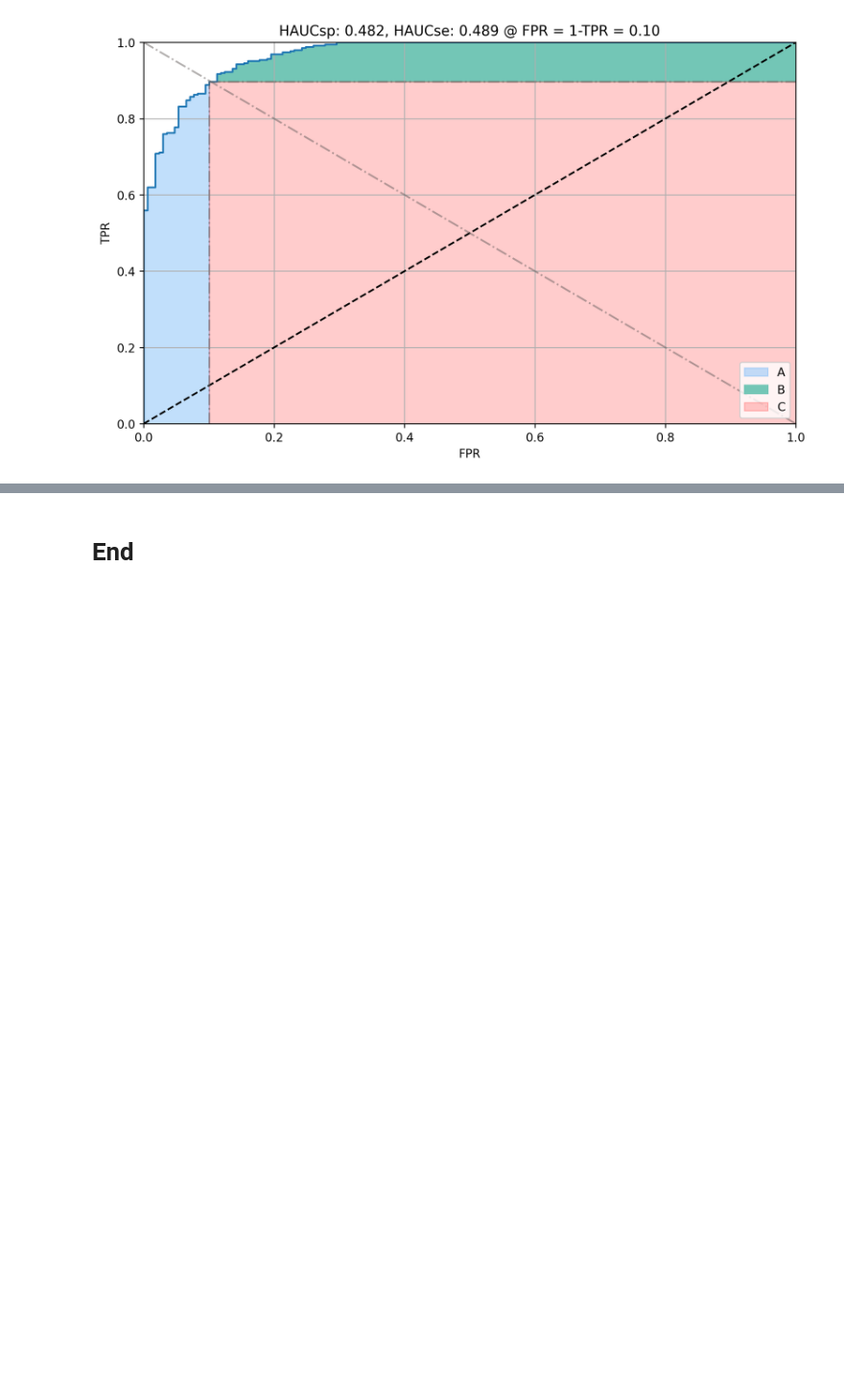
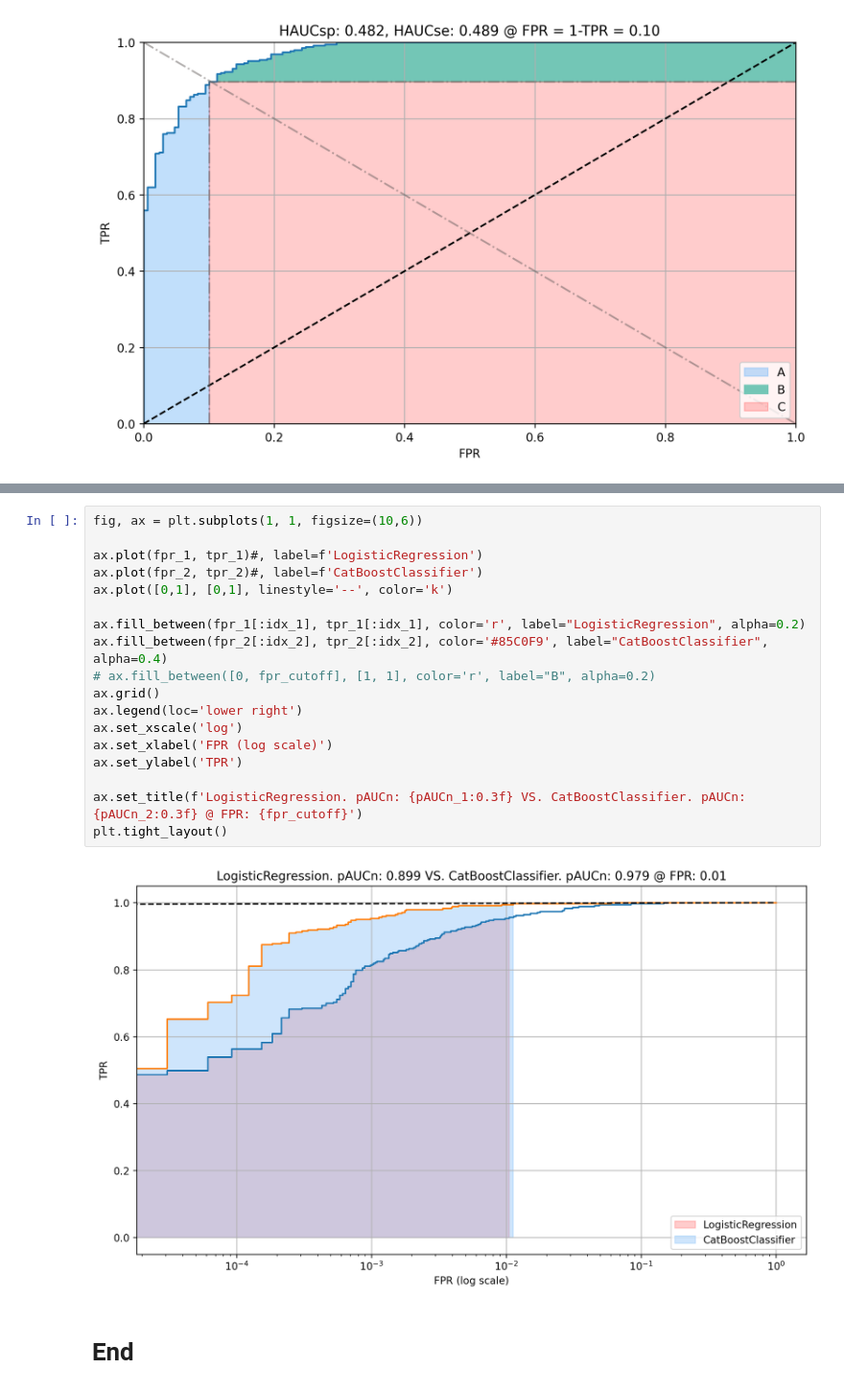
Before and after one commit to groverpr/Machine-Learning, a Jupyter notebook: notebooks/11_Applications_of_different_parts_of_an_ROC_curve.ipynb, the cells around one changed output, grey strips where cells are left out. Shown at 96% size. Drawn from its saved outputs; the diff is of its cells as text; blank space fills up the shorter version.

```diff
--- a/notebooks/11_Applications_of_different_parts_of_an_ROC_curve.ipynb
+++ b/notebooks/11_Applications_of_different_parts_of_an_ROC_curve.ipynb
@@ -450,2 +552,22 @@ Text(0.5, 1.0, 'HAUCsp: 0.482, HAUCse: 0.489 @ FPR = 1-TPR = 0.10')
+# %%
+fig, ax = plt.subplots(1, 1, figsize=(10,6))
+
+ax.plot(fpr_1, tpr_1)#, label=f'LogisticRegression')
+ax.plot(fpr_2, tpr_2)#, label=f'CatBoostClassifier')
+ax.plot([0,1], [0,1], linestyle='--', color='k')
+
+ax.fill_between(fpr_1[:idx_1], tpr_1[:idx_1], color='r', label="LogisticRegression", alpha=0.2)
+ax.fill_between(fpr_2[:idx_2], tpr_2[:idx_2], color='#85C0F9', label="CatBoostClassifier", alpha=0.4)
+# ax.fill_between([0, fpr_cutoff], [1, 1], color='r', label="B", alpha=0.2)
+ax.grid()
+ax.legend(loc='lower right')
+ax.set_xscale('log')
+ax.set_xlabel('FPR (log scale)')
+ax.set_ylabel('TPR')
+
+ax.set_title(f'LogisticRegression. pAUCn: {pAUCn_1:0.3f} VS. CatBoostClassifier. pAUCn: {pAUCn_2:0.3f} @ FPR: {fpr_cutoff}')
+plt.tight_layout()
+# %% [output]
+[figure, added]
 # %% [markdown]
 # End
```
Also changed, not shown: parts of 15 cells of this notebook, 1 other file.
